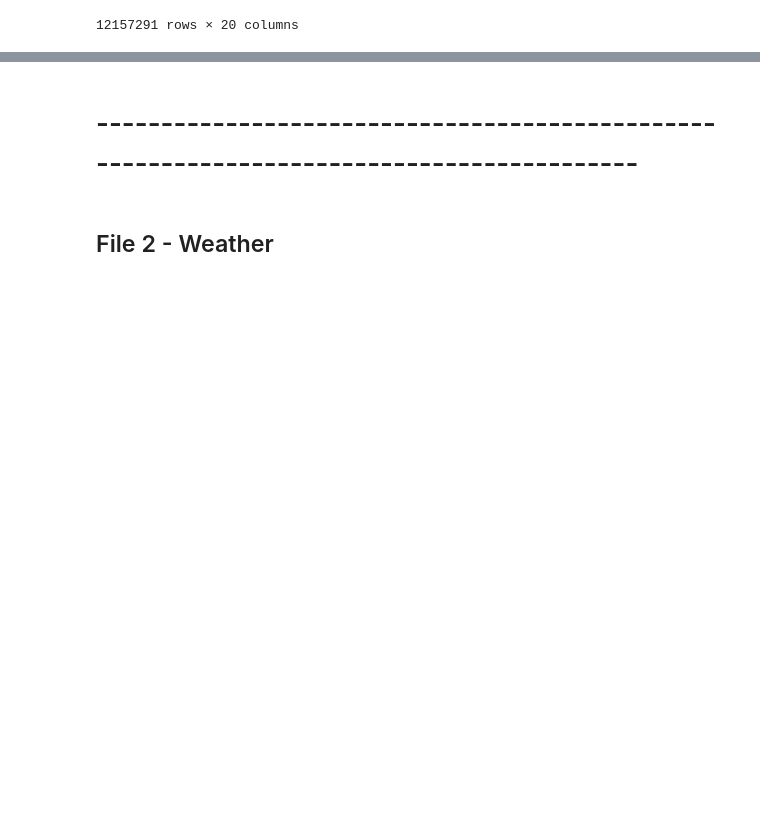
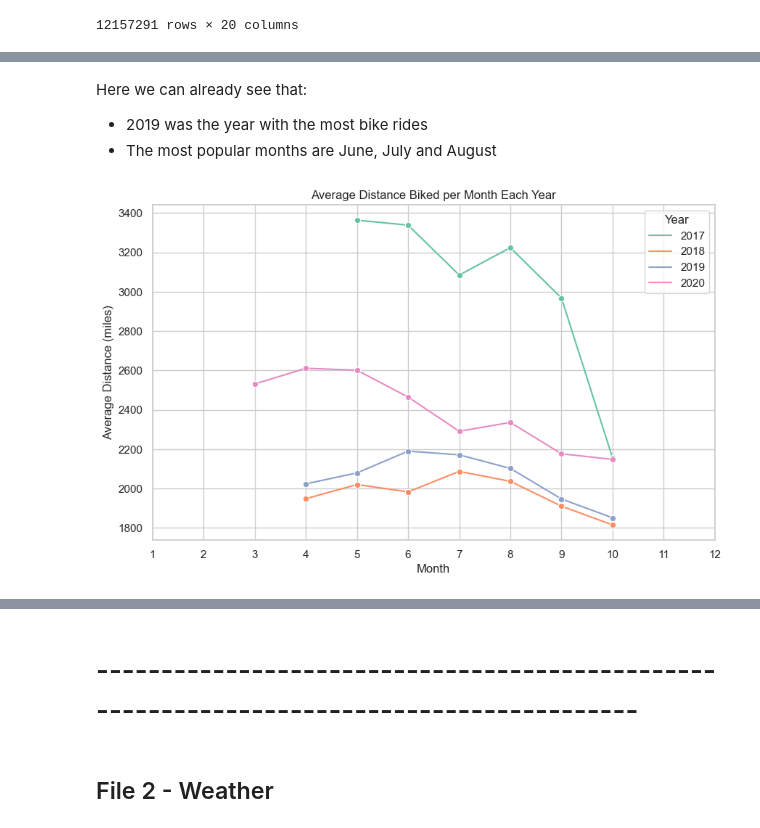
Before and after one commit to HeloisaBal/Mid-Bootcamp-Project-Helsinki, a Jupyter notebook: MBP.ipynb, the cells around one changed output, grey strips where cells are left out. Saved outputs shown, nothing was run; the diff lists cells and outputs as text; code cells hidden in the pictures; blank space fills up the shorter version.

```diff
--- a/MBP.ipynb
+++ b/MBP.ipynb
@@ -385,0 +519,24 @@ See the caveats in the documentation: https://pandas.pydata.org/pandas-docs/stab
+# %% [markdown]
+Here we can already see that:
+
+- 2019 was the year with the most bike rides
+- The most popular months are June, July and August
+# %%
+avg_distance_per_month = df.groupby(['year', 'month'])['distance_(m)'].mean().reset_index()
+
+# Set up the plot
+sns.set(style="whitegrid")
+plt.figure(figsize=(10, 6))
+
+# Create the line plot
+sns.lineplot(data=avg_distance_per_month, x='month', y='distance_(m)', hue='year', hue_order=[2017, 2018, 2019, 2020], palette='Set2', marker='o')
+
+plt.title('Average Distance Biked per Month Each Year')
+plt.xlabel('Month')
+plt.ylabel('Average Distance (miles)')
+plt.xticks(range(1, 13), [str(month) for month in range(1, 13)])  # Set x-axis ticks as month numbers
+plt.legend(title='Year')
+
+plt.show()
+# %% [output]
+[figure, added]
```
Also changed, not shown: parts of 74 cells of this notebook.
